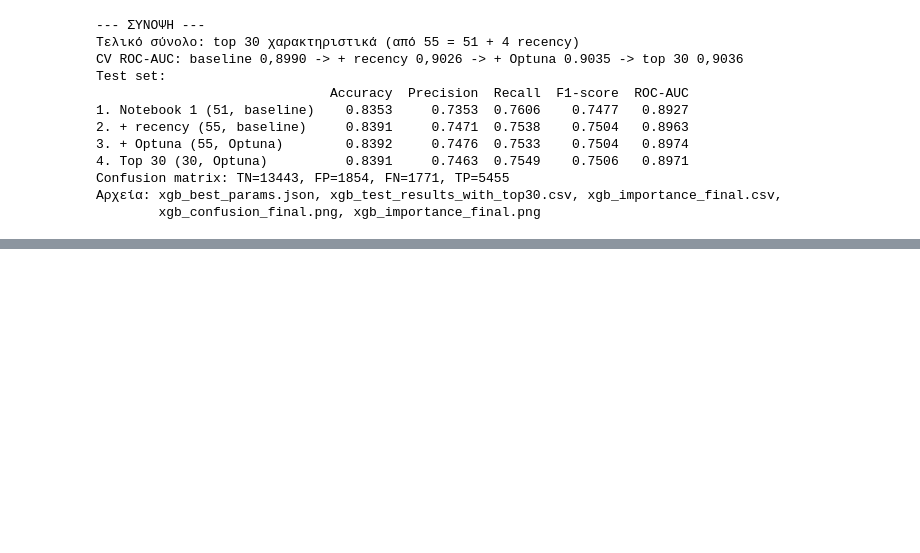
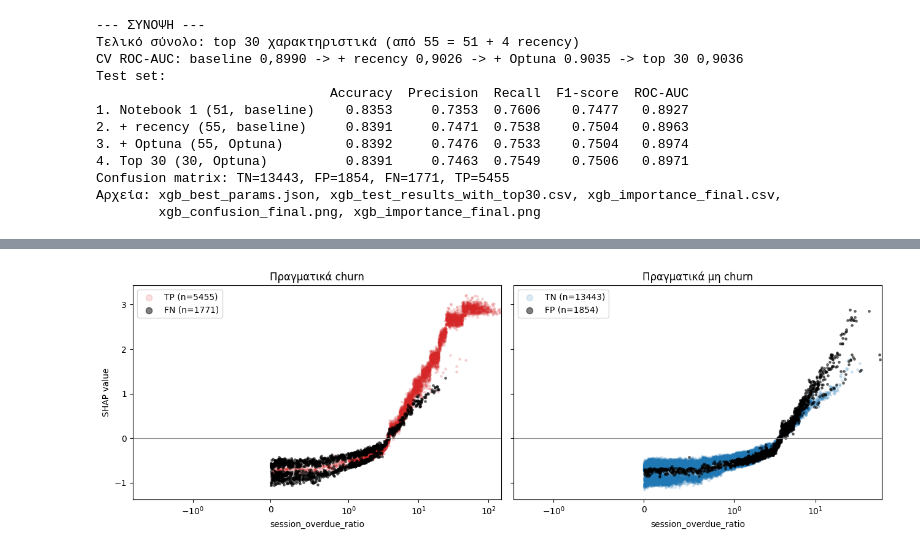
Before and after one commit to mariapourgianou/thesis-churn-prediction, a Jupyter notebook: XGBoost Optuna.ipynb, the cells around one changed output, grey strips where cells are left out. Saved outputs shown, nothing was run; the diff lists cells and outputs as text; code cells hidden in the pictures; blank space fills up the shorter version.

```diff
--- a/XGBoost Optuna.ipynb
+++ b/XGBoost Optuna.ipynb
@@ -618,0 +717,26 @@ Confusion matrix: TN=13443, FP=1854, FN=1771, TP=5455
+# %%
+def scatter_errors(feat):
+    x = X_test_r[feat].values
+    s = shap_values.values[:, final_cols_30.index(feat)]
+
+    fig, ax = plt.subplots(1, 2, figsize=(13, 4.5), sharey=True)
+    panels = [('TP', 'FN', 'tab:red',  'Πραγματικά churn'),
+              ('TN', 'FP', 'tab:blue', 'Πραγματικά μη churn')]
+    for a, (ok, bad, c_ok, title) in zip(ax, panels):
+        for g, c, al, z in [(ok, c_ok, 0.15, 1), (bad, 'black', 0.5, 2)]:
+            m = groups_err == g
+            a.scatter(x[m], s[m], s=6, alpha=al, color=c, zorder=z,
+                      label=f'{g} (n={m.sum()})')
+        a.axhline(0, color='gray', lw=0.8)
+        a.set_xscale('symlog', linthresh=1)
+        a.set_xlabel(feat)
+        a.set_title(title)
+        a.legend(markerscale=3)
+    ax[0].set_ylabel('SHAP value')
+    plt.tight_layout()
+    plt.savefig(f'xgb_shap_scatter_{feat}.png', dpi=150, bbox_inches='tight')
+    plt.show()
+
+scatter_errors('session_overdue_ratio')
+# %% [output]
+[figure, added]
```
Also changed, not shown: parts of 19 cells of this notebook.
